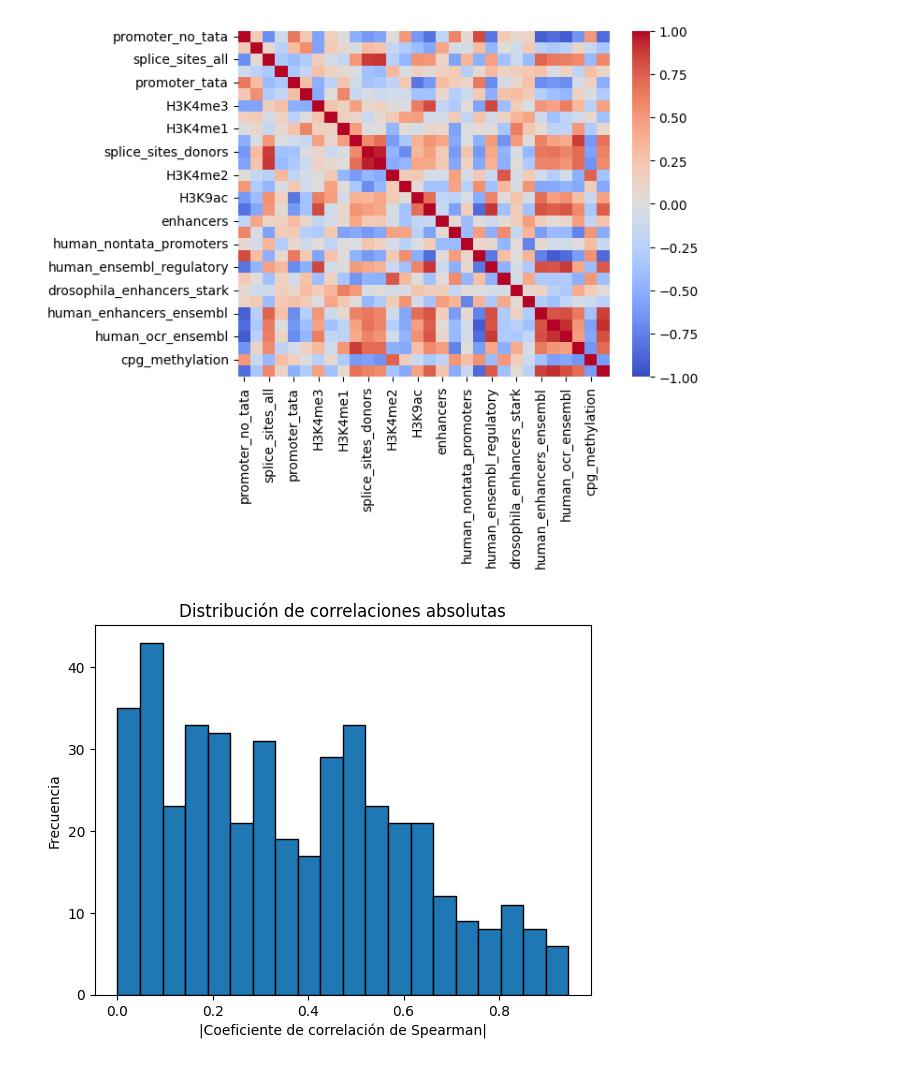
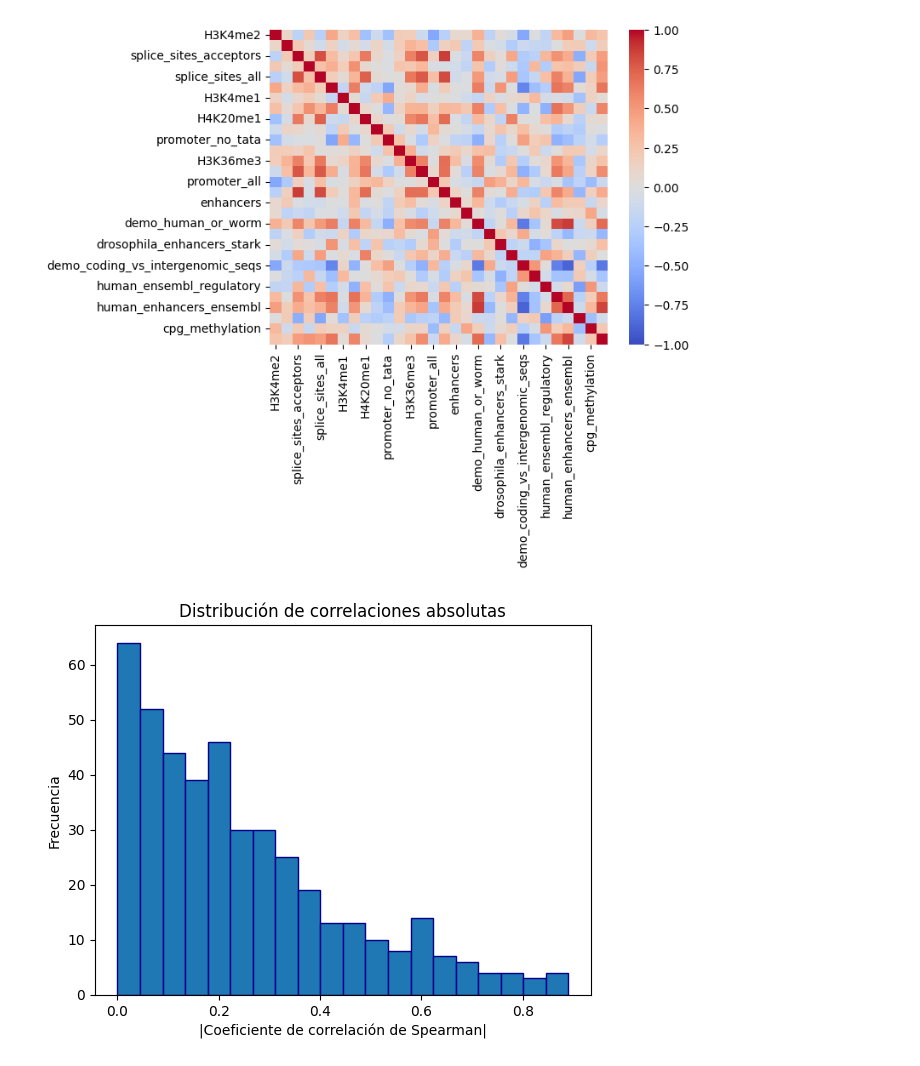
Before and after one commit to PipeVerri/Canonicalization, a Jupyter notebook: convnova/hpo/tasks_correlation.ipynb, the cells around one changed output. Cells and saved outputs as stored; diff of their text form; code cells hidden in the pictures.

```diff
--- a/convnova/hpo/tasks_correlation.ipynb
+++ b/convnova/hpo/tasks_correlation.ipynb
@@ -1,6 +1,6 @@
 # %%
 import json
-with open("../outputs/hpo/phase_1/outputs.json", "r") as f:
+with open("../outputs/hpo/fixed_hpo/outputs.json", "r") as f:
     hpo_data = json.load(f)
 with open("./baseline_metrics.json", "r") as f:
     baseline_metrics = json.load(f)
@@ -61,20 +61,20 @@ spearman_matrix = df.corr(method='spearman')
 sns.heatmap(spearman_matrix, annot=False, cmap='coolwarm', vmin=-1, vmax=1)
 plt.show()
 # %% [output]
-[figure, old version]
+[figure, new version]
 # %%
 import numpy as np
 
 # Tomar solo el triángulo superior, sin la diagonal, para no duplicar pares ni contar la autocorrelación (=1)
 mask = np.triu(np.ones(spearman_matrix.shape), k=1).astype(bool)
 values = spearman_matrix.where(mask).stack().values
 
 abs_values = np.abs(values)
 
-plt.hist(abs_values, bins=20, edgecolor='black')
+plt.hist(abs_values, bins=20, edgecolor='darkblue')
 plt.xlabel('|Coeficiente de correlación de Spearman|')
 plt.ylabel('Frecuencia')
 plt.title('Distribución de correlaciones absolutas')
 plt.show()
 # %% [output]
-[figure, old version]
+[figure, new version]
```
Also changed, not shown: 7 other files.
